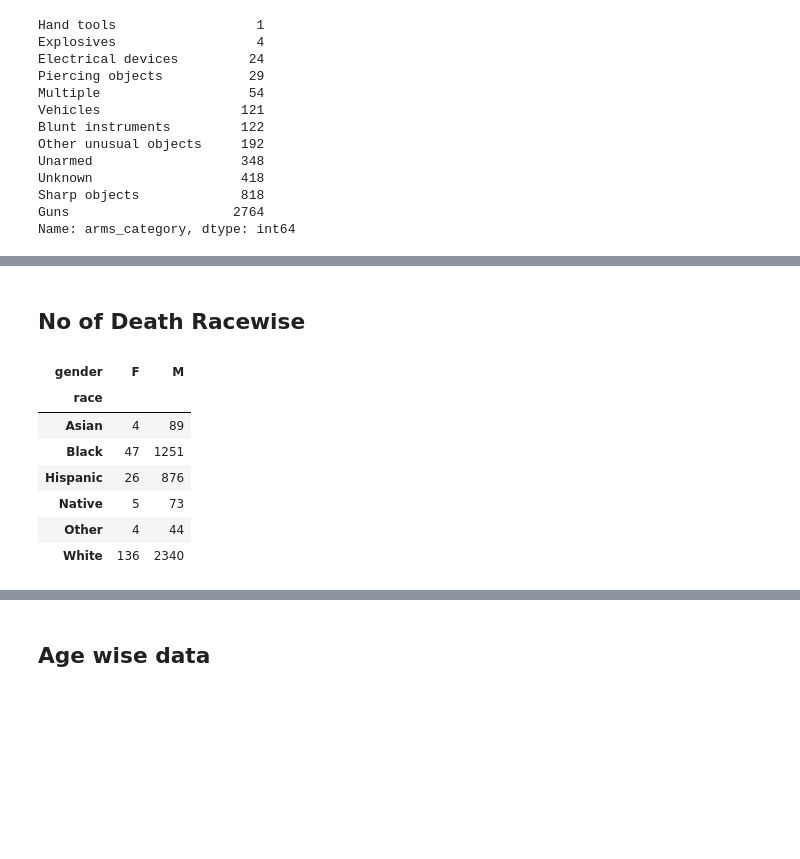
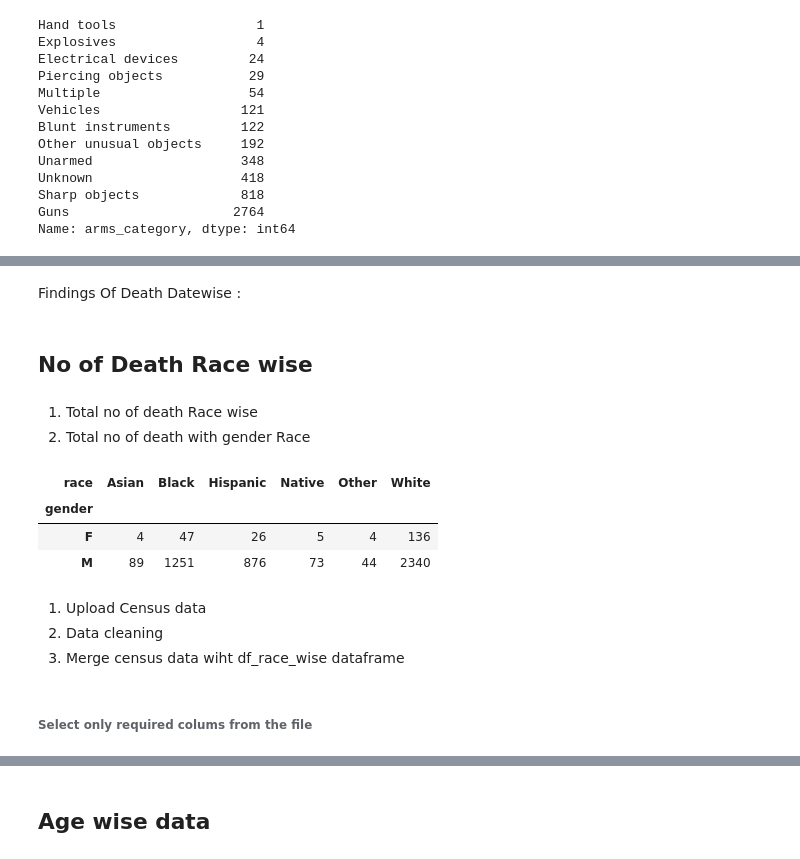
Before and after one commit to javsanbel2/betaproject, a Jupyter notebook: beta_poshan.ipynb, the cells around one changed output, grey strips where cells are left out. Saved outputs shown, nothing was run; the diff lists cells and outputs as text; code cells hidden in the pictures; blank space fills up the shorter version.

```diff
--- a/beta_poshan.ipynb
+++ b/beta_poshan.ipynb
@@ -4,6 +8,6 @@ import numpy as np
 # %%
-r_data = pd.read_csv("shootings.csv")
-r_data
+org_data = pd.read_csv("shootings.csv")
+org_data
 # %% [output]
 |  | id | name | date | manner_of_death | armed | age | gender | race | city | state | ... |
 | 0 | 3 | Tim Elliot | 2015-01-02 | shot | gun | 53.0 | M | Asian | Shelton | WA | ... |
@@ -21,3 +27,2 @@ r_data
 # %%
-f_data = r_data.drop(["id"], axis=1)
-f_data.head()
+f_data = org_data.drop(["id"], axis=1)
@@ -79,12 +88,12 @@ import datetime
 f_data["date"] =pd.to_datetime(f_data["date"])
 f_data["year"] = pd.to_datetime(f_data["date"]).dt.year
 f_data["month"] = pd.to_datetime(f_data["date"]).dt.month
-f_data["month_name"] =f_data["date"].dt.strftime("%B")
-f_data["month_num"] = f_data["date"].dt.strftime("%m")
-f_data["weekday"] = f_data["date"].dt.strftime("%A")
-f_data["day_num"] = f_data["date"].dt.strftime("%d").astype(int)
-f_data['date_categ']=np.where(f_data['day_num']<16,"First Half","Second Half")
-f_data['date_mon']=f_data.date.dt.to_period("M")
+# f_data["month_name"] =f_data["date"].dt.strftime("%B")
+# f_data["month_num"] = f_data["date"].dt.strftime("%m")
+# f_data["weekday"] = f_data["date"].dt.strftime("%A")
+f_data["day"] = f_data["date"].dt.strftime("%d").astype(int)
+# f_data['date_categ']=np.where(f_data['day_num']<16,"First Half","Second Half")
+# f_data['date_mon']=f_data.date.dt.to_period("M")
 
 bins= [-1,18,30,40,55,65,110]
 labels = ['Under 18','18-30','31-40','41-55','56-65', 'Above 65']
@@ -124,15 +208,19 @@ chart = chart.set_xticklabels( chart.get_xticklabels(), rotation=65, horizontala
+# %% [markdown]
+Findings Of Death Datewise :
 # %% [markdown]
-## No of Death Racewise
+## No of Death Race wise
+# %% [markdown]
+1. Total no of death Race wise
+2. Total no of death with gender Race
 # %%
-#f_data["tot_gender"] = 0
-df_race_wise = f_data.groupby(["race","gender"]).size().unstack(level=1)
+df_race_wise = f_data.groupby(["race","gender"]).size().unstack(level=0)
 df_race_wise
 # %% [output]
-| gender | F | M |
-| race |  |  |
-| Asian | 4 | 89 |
-| Black | 47 | 1251 |
-| Hispanic | 26 | 876 |
-| Native | 5 | 73 |
-| Other | 4 | 44 |
-| White | 136 | 2340 |
+| race | Asian | Black | Hispanic | Native | Other | White |
+| gender |  |  |  |  |  |  |
+| F | 4 | 47 | 26 | 5 | 4 | 136 |
+| M | 89 | 1251 | 876 | 73 | 44 | 2340 |
+# %% [markdown]
+1. Upload Census data
+2. Data cleaning
+3. Merge census data wiht df_race_wise dataframe
@@ -138,0 +230,2 @@ df_race_wise
+# %% [markdown]
+###### Select only required colums from the file
```
Also changed, not shown: parts of 40 cells of this notebook.
